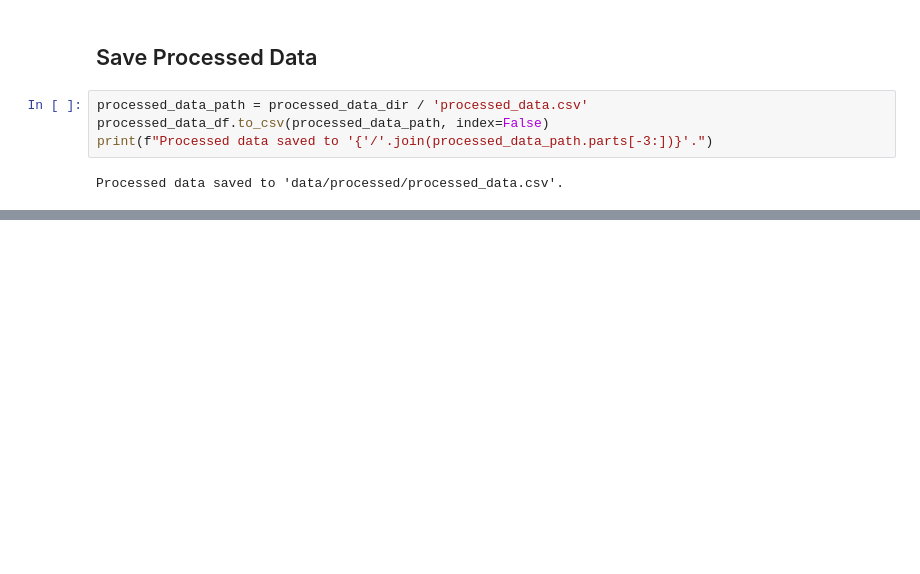
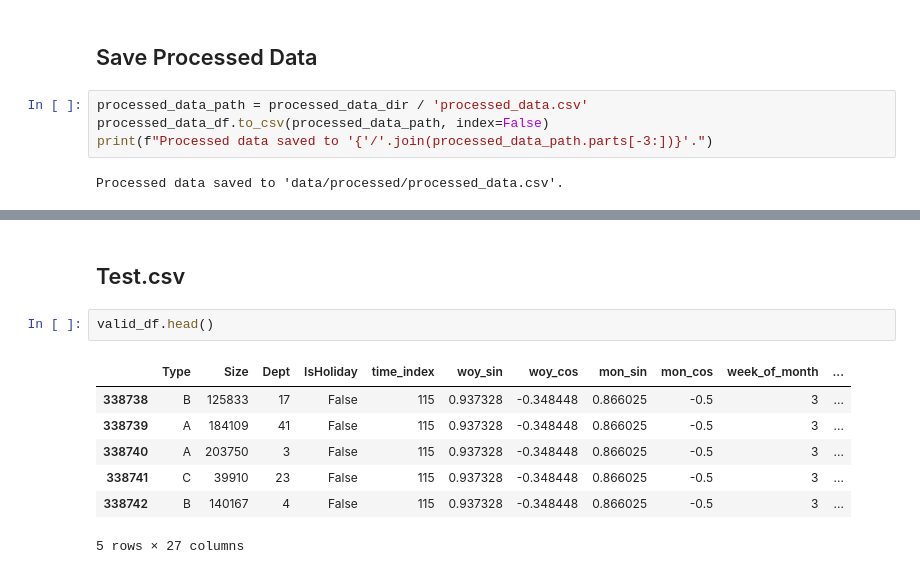
Before and after one commit to YassienTawfikk/SmartRetailRegressor, a Jupyter notebook: notebooks/01_data_exploration.ipynb, the cells around one changed output, grey strips where cells are left out. Drawn from its saved outputs; the diff is of its cells as text; blank space fills up the shorter version.

```diff
--- a/notebooks/01_data_exploration.ipynb
+++ b/notebooks/01_data_exploration.ipynb
@@ -273,0 +338,12 @@ Processed data saved to 'data/processed/processed_data.csv'.
+# %% [markdown]
+## Test.csv
+# %%
+valid_df.head()
+# %% [output]
+|  | Type | Size | Dept | IsHoliday | time_index | woy_sin | woy_cos | mon_sin | mon_cos | week_of_month | ... |
+| 338738 | B | 125833 | 17 | False | 115 | 0.937328 | -0.348448 | 0.866025 | -0.5 | 3 | ... |
+| 338739 | A | 184109 | 41 | False | 115 | 0.937328 | -0.348448 | 0.866025 | -0.5 | 3 | ... |
+| 338740 | A | 203750 | 3 | False | 115 | 0.937328 | -0.348448 | 0.866025 | -0.5 | 3 | ... |
+| 338741 | C | 39910 | 23 | False | 115 | 0.937328 | -0.348448 | 0.866025 | -0.5 | 3 | ... |
+| 338742 | B | 140167 | 4 | False | 115 | 0.937328 | -0.348448 | 0.866025 | -0.5 | 3 | ... |
+5 rows × 27 columns
```
Also changed, not shown: parts of 12 cells of this notebook.
